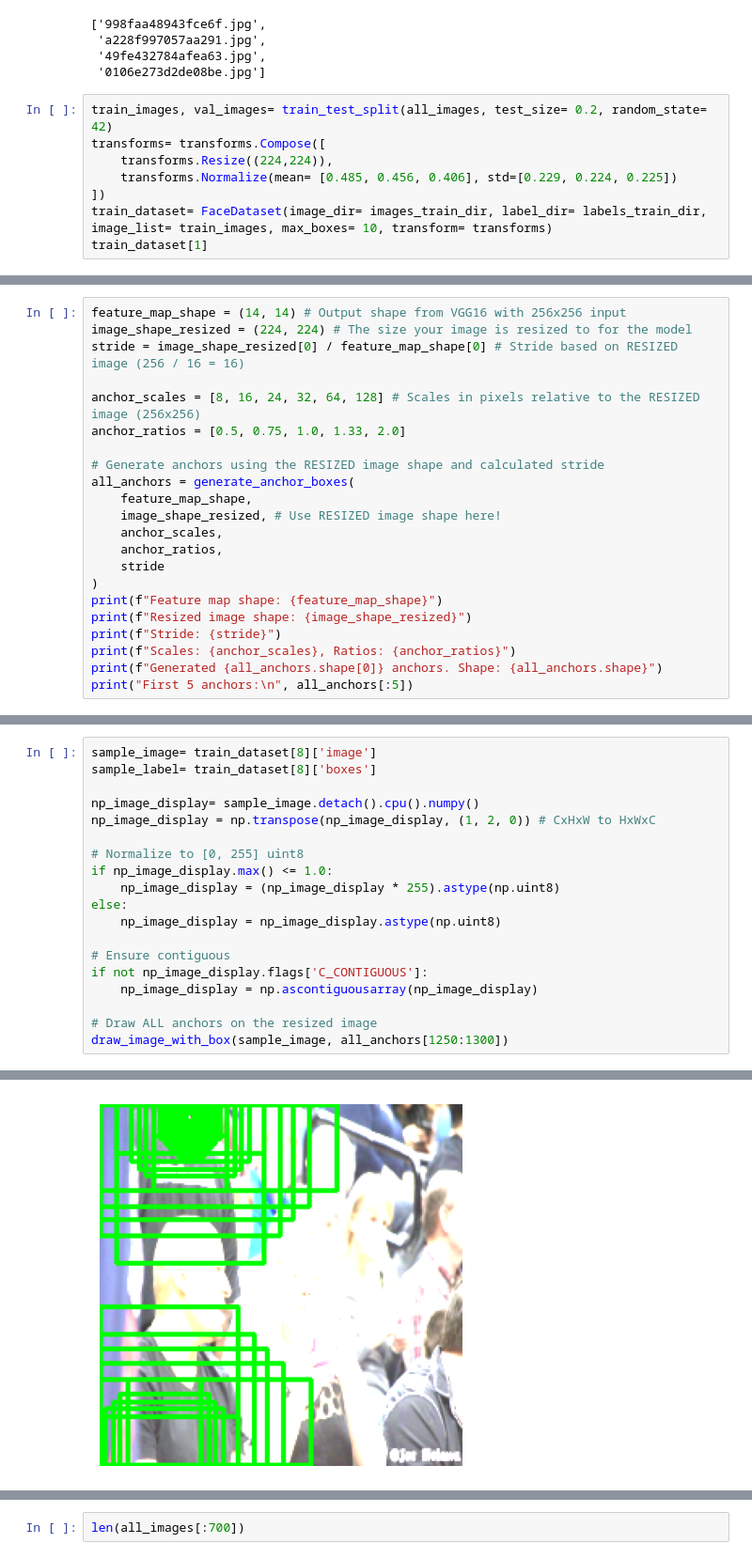
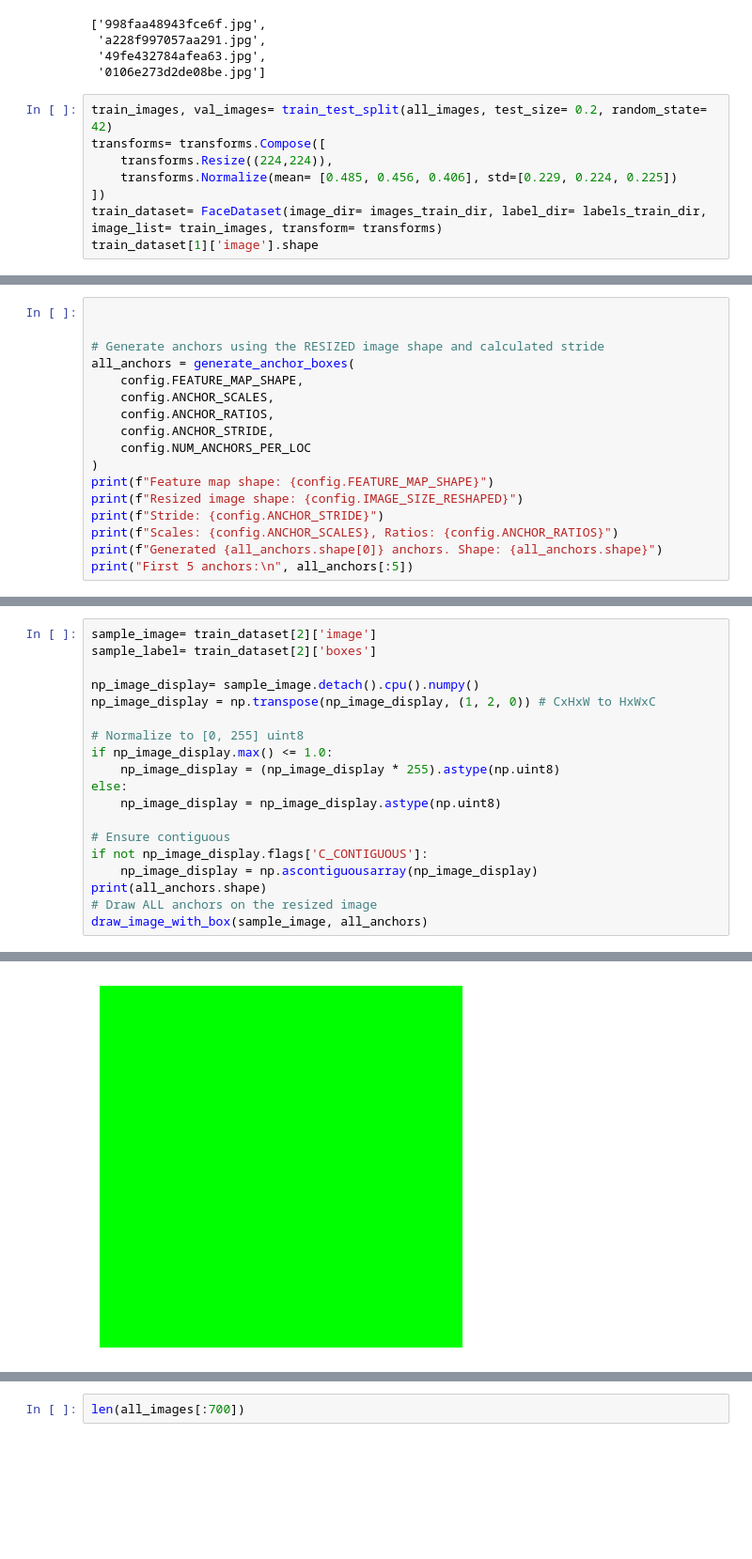
Before and after one commit to Atlas2p0/FasterRCNNFaceDetection, a Jupyter notebook: notebooks/RPN.ipynb, the cells around one changed output, grey strips where cells are left out. Shown at 94% size. Cells and saved outputs as stored; diff of their text form; blank space fills up the shorter version.

Commit message:
anchor gen, matching and iou calculation redone as well as new RPN and loss, in addition to initial training loop still needs fixing

```diff
--- a/notebooks/RPN.ipynb
+++ b/notebooks/RPN.ipynb
@@ -41,6 +40,6 @@ transforms= transforms.Compose([
     transforms.Resize((224,224)),
     transforms.Normalize(mean= [0.485, 0.456, 0.406], std=[0.229, 0.224, 0.225])
 ])
-train_dataset= FaceDataset(image_dir= images_train_dir, label_dir= labels_train_dir, image_list= train_images, max_boxes= 10, transform= transforms)
-train_dataset[1]
+train_dataset= FaceDataset(image_dir= images_train_dir, label_dir= labels_train_dir, image_list= train_images, transform= transforms)
+train_dataset[1]['image'].shape
 # %% [output]
@@ -137,23 +62,18 @@ torch.Size([512, 14, 14])
 # %%
-feature_map_shape = (14, 14) # Output shape from VGG16 with 256x256 input
-image_shape_resized = (224, 224) # The size your image is resized to for the model
-stride = image_shape_resized[0] / feature_map_shape[0] # Stride based on RESIZED image (256 / 16 = 16)
 
-anchor_scales = [8, 16, 24, 32, 64, 128] # Scales in pixels relative to the RESIZED image (256x256)
-anchor_ratios = [0.5, 0.75, 1.0, 1.33, 2.0]
 
 # Generate anchors using the RESIZED image shape and calculated stride
 all_anchors = generate_anchor_boxes(
-    feature_map_shape,
-    image_shape_resized, # Use RESIZED image shape here!
-    anchor_scales,
-    anchor_ratios,
-    stride
+    config.FEATURE_MAP_SHAPE,
+    config.ANCHOR_SCALES,
+    config.ANCHOR_RATIOS,
+    config.ANCHOR_STRIDE,
+    config.NUM_ANCHORS_PER_LOC
 )
-print(f"Feature map shape: {feature_map_shape}")
-print(f"Resized image shape: {image_shape_resized}")
-print(f"Stride: {stride}")
-print(f"Scales: {anchor_scales}, Ratios: {anchor_ratios}")
+print(f"Feature map shape: {config.FEATURE_MAP_SHAPE}")
+print(f"Resized image shape: {config.IMAGE_SIZE_RESHAPED}")
+print(f"Stride: {config.ANCHOR_STRIDE}")
+print(f"Scales: {config.ANCHOR_SCALES}, Ratios: {config.ANCHOR_RATIOS}")
 print(f"Generated {all_anchors.shape[0]} anchors. Shape: {all_anchors.shape}")
 print("First 5 anchors:\n", all_anchors[:5])
 # %% [output]
@@ -181,6 +101,6 @@ tensor([[0.0231, 0.0105, 0.0483, 0.0610],
 # %%
-sample_image= train_dataset[8]['image']
-sample_label= train_dataset[8]['boxes']
+sample_image= train_dataset[2]['image']
+sample_label= train_dataset[2]['boxes']
 
 np_image_display= sample_image.detach().cpu().numpy()
 np_image_display = np.transpose(np_image_display, (1, 2, 0)) # CxHxW to HxWxC
@@ -194,7 +114,7 @@ else:
 # Ensure contiguous
 if not np_image_display.flags['C_CONTIGUOUS']:
     np_image_display = np.ascontiguousarray(np_image_display)
-
+print(all_anchors.shape)
 # Draw ALL anchors on the resized image
-draw_image_with_box(sample_image, all_anchors[1250:1300])
+draw_image_with_box(sample_image, all_anchors)
 # %% [output]
@@ -201,4 +122,4 @@ draw_image_with_box(sample_image, all_anchors[1250:1300])
-[figure, old version]
+[figure, new version]
 # %%
 filtered_bboxes= filter_valid_bboxes(sample_label)
 iou= calculate_iou(all_anchors, filtered_bboxes)
```
Also changed, not shown: parts of 58 cells of this notebook, 5 other files.
